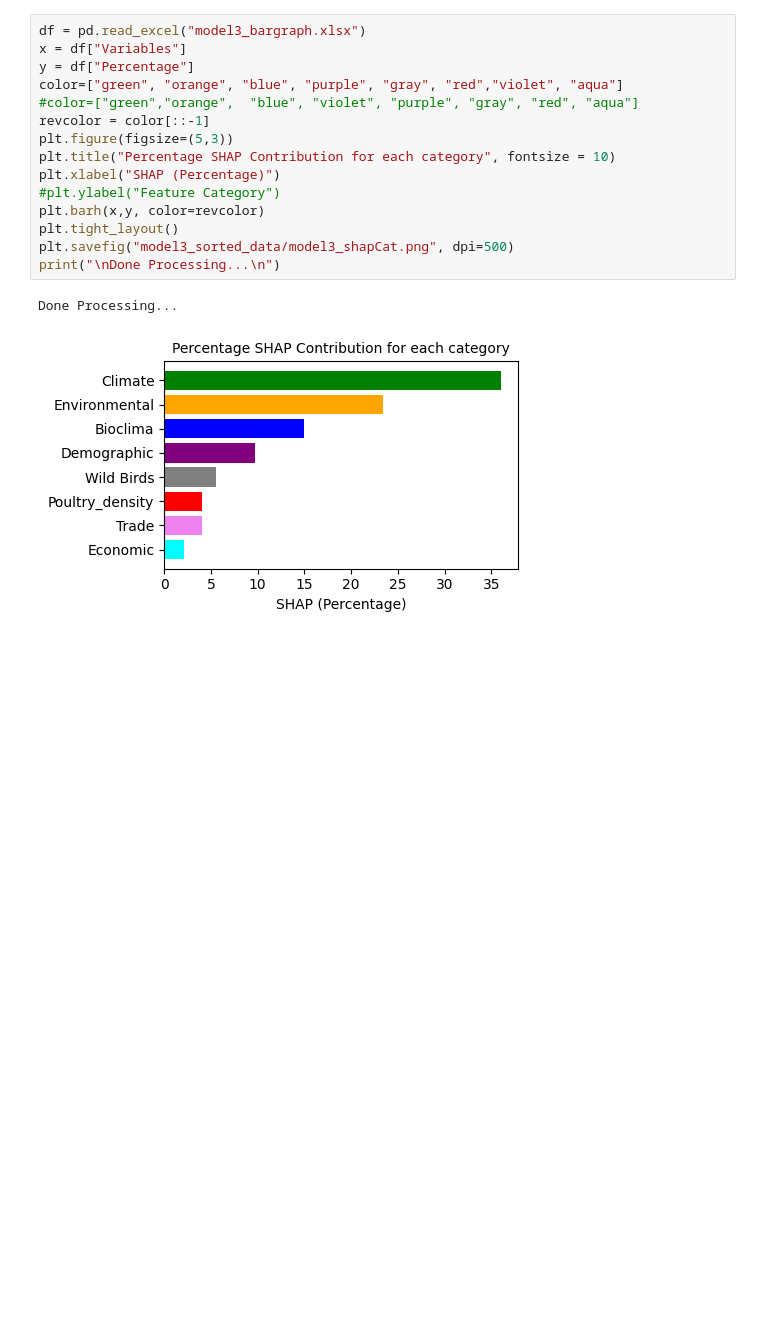
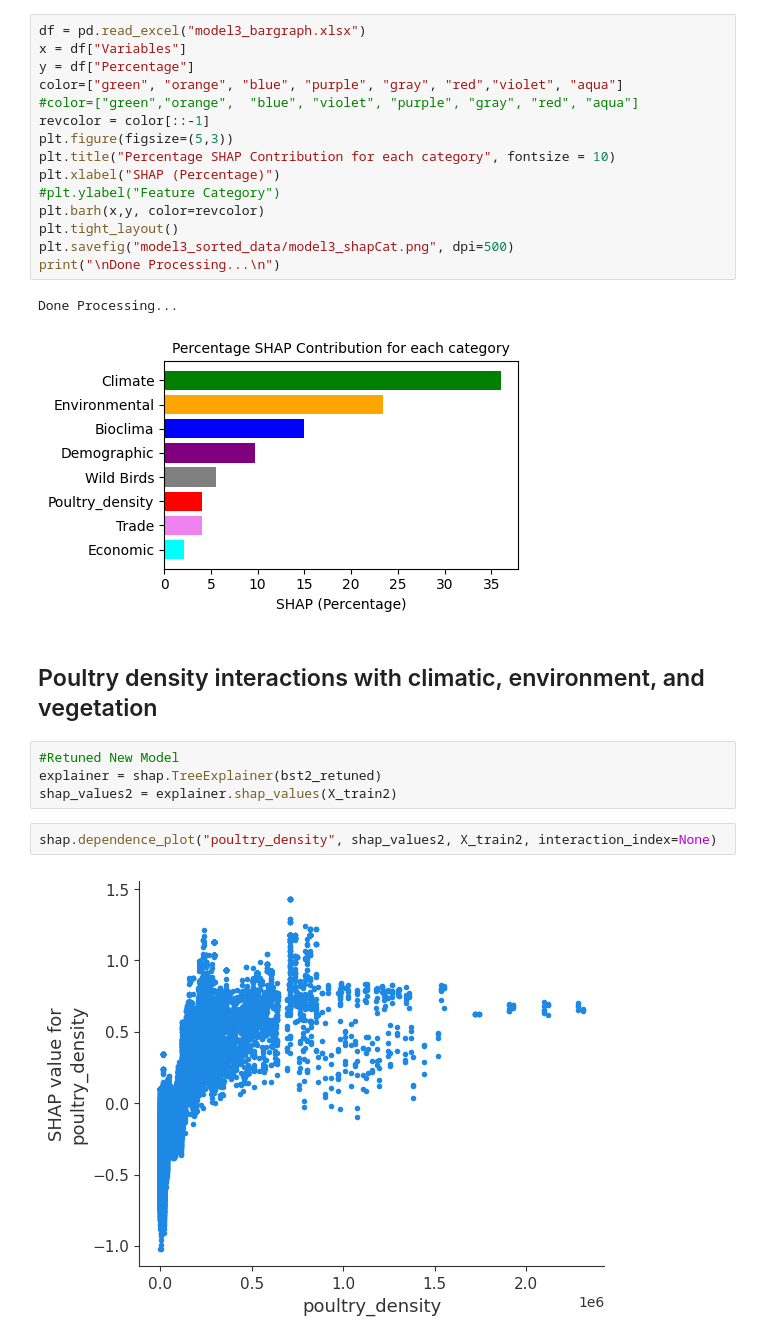
Before and after one commit to rogomichael/onehealth_data, a Jupyter notebook: analysis.ipynb, the cells around one changed output. Saved outputs shown, nothing was run; the diff lists cells and outputs as text; blank space fills up the shorter version.

```diff
--- a/analysis.ipynb
+++ b/analysis.ipynb
@@ -258,3 +258,13 @@ print("\nDone Processing...\n")
 # %% [output]
 Done Processing...
 [figure]
+# %% [markdown]
+## Poultry density interactions with climatic, environment, and vegetation
+# %%
+#Retuned New Model
+explainer = shap.TreeExplainer(bst2_retuned)
+shap_values2 = explainer.shap_values(X_train2)
+# %%
+shap.dependence_plot("poultry_density", shap_values2, X_train2, interaction_index=None)
+# %% [output]
+[figure, added]
```
Also changed, not shown: parts of 4 cells of this notebook, 16 other files.
